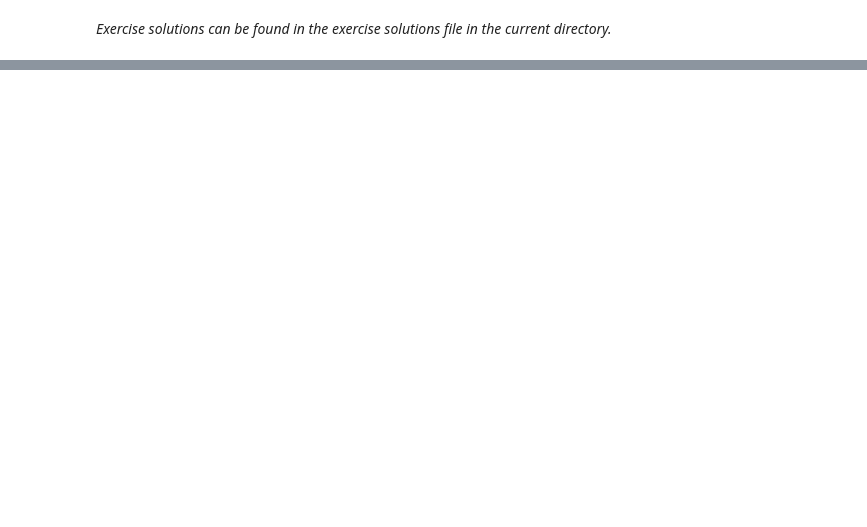
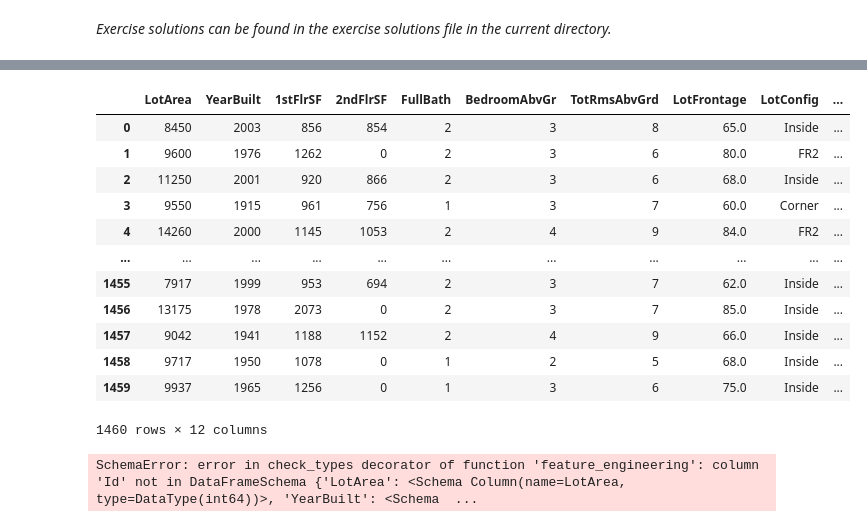
Before and after one commit to NatanMish/data_validation, a Jupyter notebook: notebooks/2_training_pipeline_data_validation.ipynb, the cells around one changed output, grey strips where cells are left out. Cells and saved outputs as stored; diff of their text form; code cells hidden in the pictures; blank space fills up the shorter version.

```diff
--- a/notebooks/2_training_pipeline_data_validation.ipynb
+++ b/notebooks/2_training_pipeline_data_validation.ipynb
@@ -247,0 +348,57 @@ exercise_schema.validate(home_data)
+# %%
+from pandera.typing import Series
+
+# Define a class based Pandera model for the input data to the feature engineering step
+class FeaturesSchemaPreEngineering(pa.SchemaModel):
+    LotArea: Series[int] = pa.Field(nullable=False, ge=0)
+    YearBuilt: Series[int] = pa.Field(nullable=False, ge=1700)
+    FirstFlrSF: Series[int] = pa.Field(nullable=False, ge=0, alias="1stFlrSF") # alias is used to give the column a different name in the schema because the column name starts with a number
+    SecondFlrSF: Series[int] = pa.Field(nullable=False, ge=0, alias="2ndFlrSF")
+    FullBath: Series[int] = pa.Field(nullable=False, ge=0)
+    BedroomAbvGr: Series[int] = pa.Field(nullable=False, ge=0)
+    TotRmsAbvGrd: Series[int] = pa.Field(nullable=False, ge=0)
+    LotFrontage: Series[float] = pa.Field(nullable=True, ge=0)
+    LotConfig: Series[str] = pa.Field(nullable=True, isin=["Inside", "Corner", "FR2", "FR3", "CulDSac"])
+    class Config:
+        strict=True
+
+# Define a class based Pandera model for the output data to the feature engineering step, notice how we inherit the FeaturesSchemaPreEngineering class and extend it with the output data schema.
+class FeaturesSchemaPostEngineering(FeaturesSchemaPreEngineering):
+    HouseAge: Series[int] = pa.Field(nullable=False, ge=0)
+    AllFloorsSF: Series[int] = pa.Field(nullable=False, ge=0)
+    NonBedRmAbvGrd: Series[int] = pa.Field(nullable=False, ge=0)
+
+    class Config:
+        strict=True
+# %%
+from pandera import check_types
+from pandera.typing import DataFrame as DataFramePa
+@check_types
+def feature_engineering(df: DataFramePa[FeaturesSchemaPreEngineering]) -> DataFramePa[FeaturesSchemaPostEngineering]:
+    df = df.copy()
+    df["HouseAge"] = 2022 - df["YearBuilt"]
+    df["AllFloorsSF"] = df["1stFlrSF"] + df["2ndFlrSF"]
+    df["NonBedRmAbvGrd"] = df["TotRmsAbvGrd"] - df["BedroomAbvGr"]
+    return df
+# %%
+# This run should complete without error
+feature_engineering(home_data[feature_names])
+# %% [output]
+|  | LotArea | YearBuilt | 1stFlrSF | 2ndFlrSF | FullBath | BedroomAbvGr | TotRmsAbvGrd | LotFrontage | LotConfig | ... |
+| 0 | 8450 | 2003 | 856 | 854 | 2 | 3 | 8 | 65.0 | Inside | ... |
+| 1 | 9600 | 1976 | 1262 | 0 | 2 | 3 | 6 | 80.0 | FR2 | ... |
+| 2 | 11250 | 2001 | 920 | 866 | 2 | 3 | 6 | 68.0 | Inside | ... |
+| 3 | 9550 | 1915 | 961 | 756 | 1 | 3 | 7 | 60.0 | Corner | ... |
+| 4 | 14260 | 2000 | 1145 | 1053 | 2 | 4 | 9 | 84.0 | FR2 | ... |
+| ... | ... | ... | ... | ... | ... | ... | ... | ... | ... | ... |
+| 1455 | 7917 | 1999 | 953 | 694 | 2 | 3 | 7 | 62.0 | Inside | ... |
+| 1456 | 13175 | 1978 | 2073 | 0 | 2 | 3 | 7 | 85.0 | Inside | ... |
+| 1457 | 9042 | 1941 | 1188 | 1152 | 2 | 4 | 9 | 66.0 | Inside | ... |
+| 1458 | 9717 | 1950 | 1078 | 0 | 1 | 2 | 5 | 68.0 | Inside | ... |
+| 1459 | 9937 | 1965 | 1256 | 0 | 1 | 3 | 6 | 75.0 | Inside | ... |
+1460 rows × 12 columns
+# %%
+# If we don't filter out any columns, we should get an error, since it is incompatible with the schema
+feature_engineering(home_data)
+# %% [output]
+SchemaError: error in check_types decorator of function 'feature_engineering': column 'Id' not in DataFrameSchema {'LotArea': <Schema Column(name=LotArea, type=DataType(int64))>, 'YearBuilt': <Schema  ...
```
Also changed, not shown: parts of 34 cells of this notebook, 1 other file.
